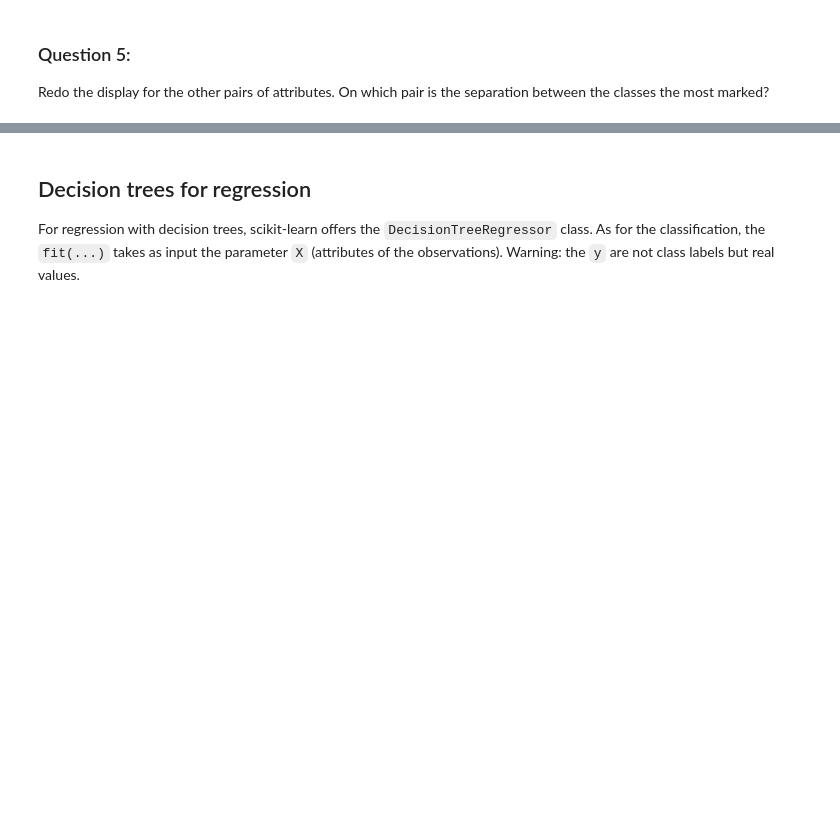
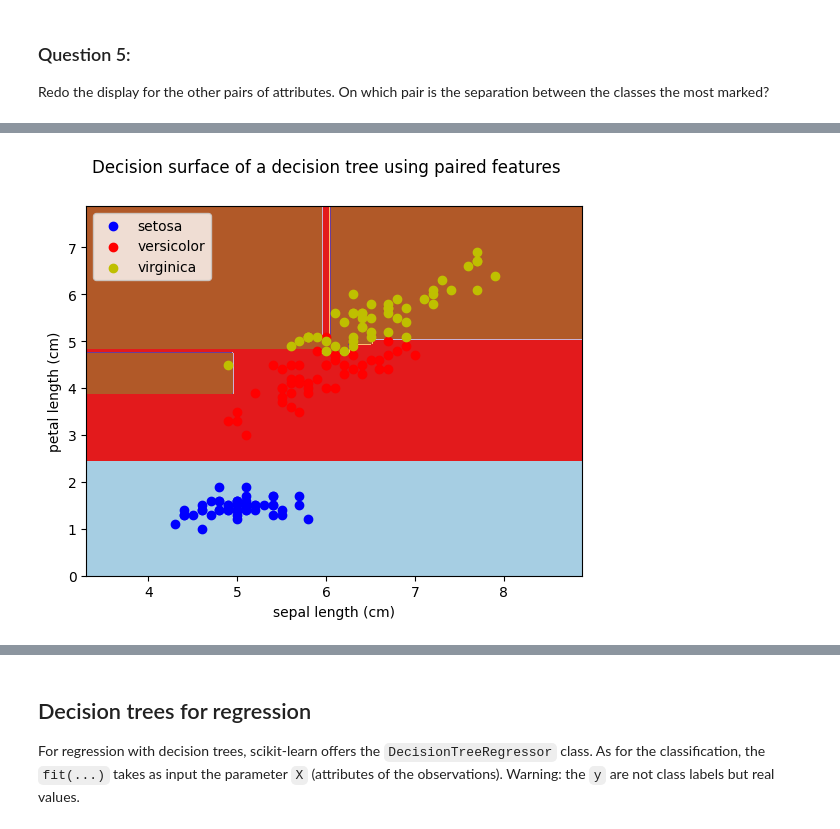
Before and after one commit to DCLARKE23/Data_Mining_Decision_Trees, a Jupyter notebook: Assignment_1_DecisionTrees.ipynb, the cells around one changed output, grey strips where cells are left out. Drawn from its saved outputs; the diff is of its cells as text; code cells hidden in the pictures; blank space fills up the shorter version.

```diff
--- a/Assignment_1_DecisionTrees.ipynb
+++ b/Assignment_1_DecisionTrees.ipynb
@@ -316,0 +340,37 @@ Redo the display for the other pairs of attributes. On which pair is the separat
+# %%
+# Settings
+n_classes = 3
+plot_colors = "bry" # blue-red-yellow
+plot_step = 0.02
+
+# Choose the length attributes of the petals and sepals
+pair = [0, 2]
+
+# We only keep the two attributes
+X = iris.data[:, pair]
+y = iris.target
+
+# Tree learning
+clf = tree.DecisionTreeClassifier().fit(X, y)
+
+# Display of the decision surface
+x_min, x_max = X[:, 0].min() - 1, X[:, 0].max() + 1
+y_min, y_max = X[:, 1].min() - 1, X[:, 1].max() + 1
+xx, yy = np.meshgrid(np.arange(x_min, x_max, plot_step), np.arange(y_min, y_max, plot_step))
+Z = clf.predict(np.c_[xx.ravel(), yy.ravel()])
+Z = Z.reshape(xx.shape)
+cs = plt.contourf(xx, yy, Z, cmap=plt.cm.Paired)
+plt.xlabel(iris.feature_names[pair[0]])
+plt.ylabel(iris.feature_names[pair[1]])
+plt.axis("tight")
+
+# Display of learning points
+for i, color in zip(range(n_classes), plot_colors):
+    idx = np.where(y == i)
+    plt.scatter(X[idx, 0], X[idx, 1], c=color, label=iris.target_names[i], cmap=plt.cm.Paired)
+plt.axis("tight")
+plt.suptitle("Decision surface of a decision tree using paired features")
+plt.legend()
+plt.show()
+# %% [output]
+[figure, added]
```
Also changed, not shown: parts of 9 cells of this notebook.
